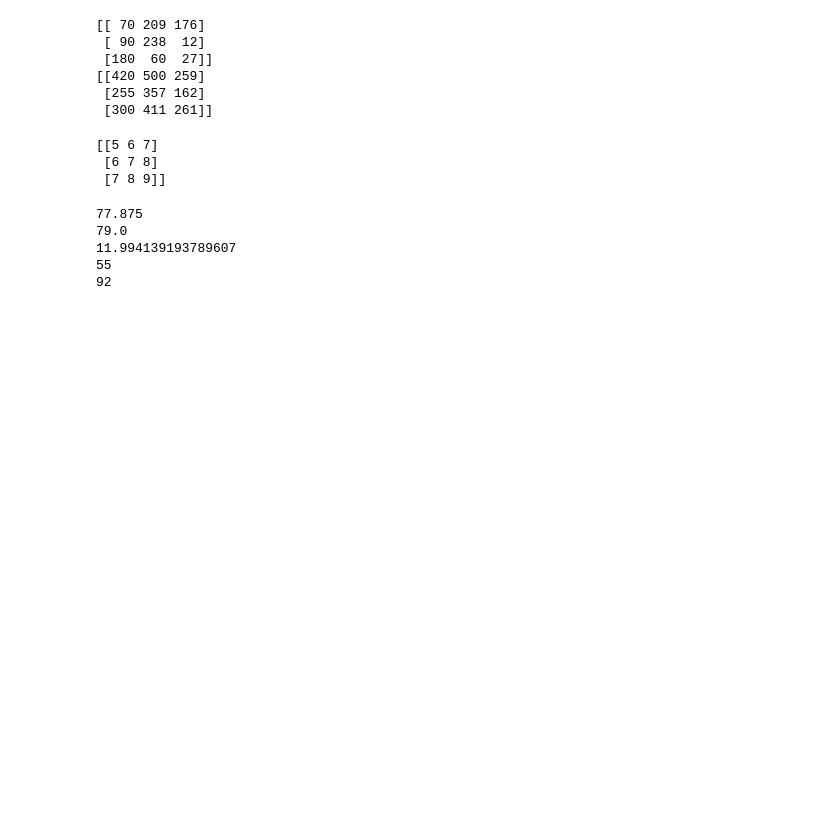
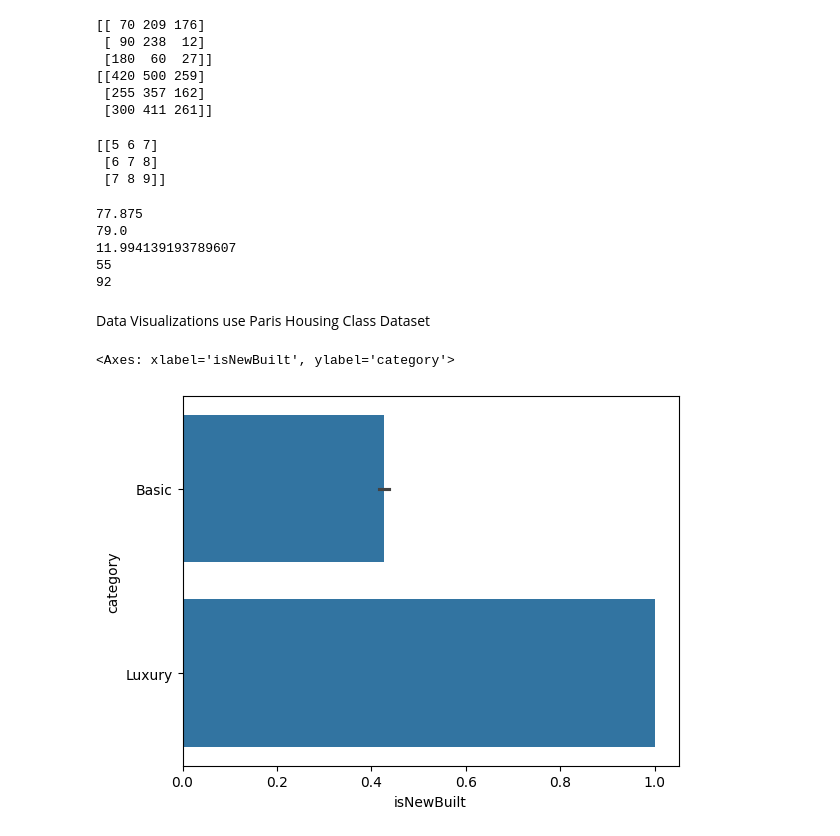
Before and after one commit to RenukaBenkalkar/Python, a Jupyter notebook: Python_Assignment.ipynb, the cells around one changed output. Saved outputs shown, nothing was run; the diff lists cells and outputs as text; code cells hidden in the pictures; blank space fills up the shorter version.

```diff
--- a/Python_Assignment.ipynb
+++ b/Python_Assignment.ipynb
@@ -311,3 +311,17 @@ print(np.max(scores))
 11.994139193789607
 55
 92
+# %% [markdown]
+Data Visualizations use Paris Housing Class Dataset
+# %%
+import matplotlib.pyplot as plt
+import pandas as pd
+import seaborn as sns
+df_parishouse =pd.read_csv('ParisHousingClass.csv')
+#sns.scatterplot(data=df_parishouse,x='squareMeters',y='floors')
+#sns.barplot(data=df_parishouse,x='squareMeters',y='floors')
+#sns.countplot(x='price', data=df_parishouse)
+sns.barplot(data=df_parishouse,x='isNewBuilt',y='category')
+# %% [output]
+<Axes: xlabel='isNewBuilt', ylabel='category'>
+[figure, added]
```
Also changed, not shown: parts of 1 cell of this notebook.
